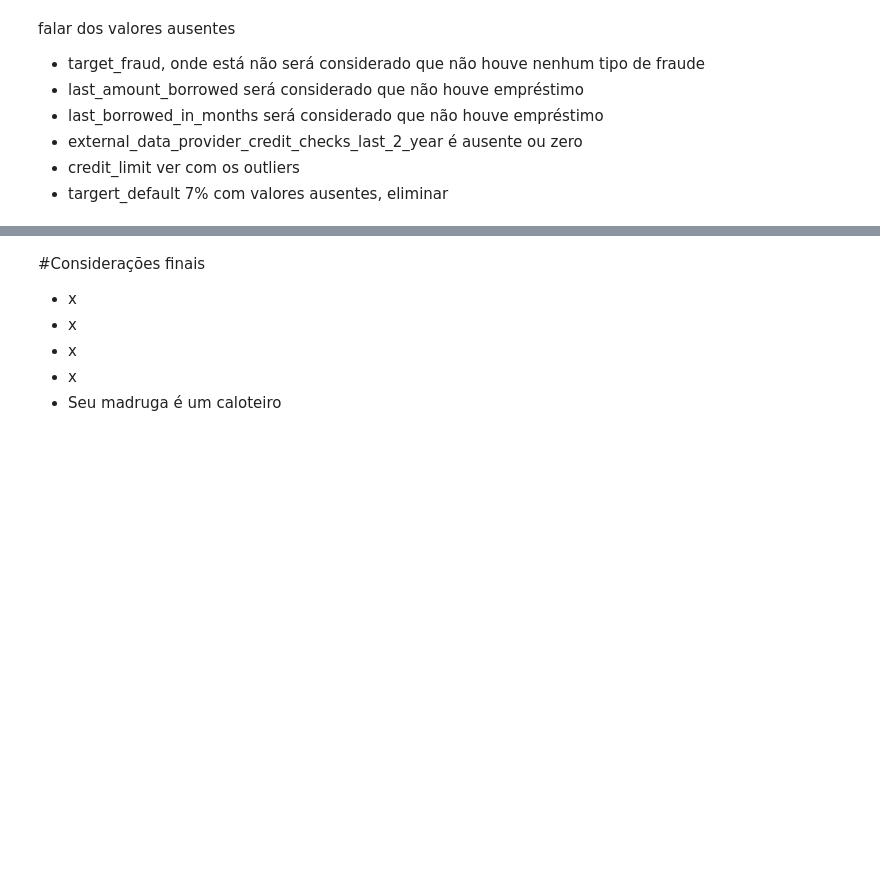
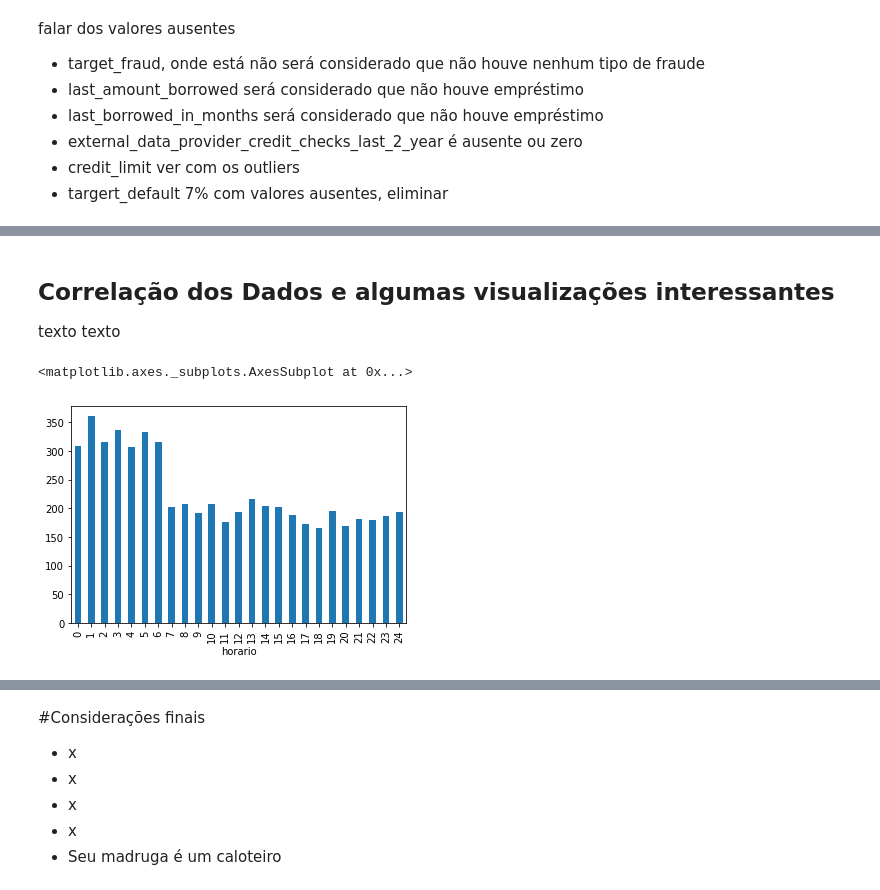
Before and after one commit to FerrazThales/Credit_risk_evaluation, a Jupyter notebook: default_Risk_evaluation.ipynb, the cells around one changed output, grey strips where cells are left out. Drawn from its saved outputs; the diff is of its cells as text; code cells hidden in the pictures; blank space fills up the shorter version.

```diff
--- a/default_Risk_evaluation.ipynb
+++ b/default_Risk_evaluation.ipynb
@@ -477,0 +646,16 @@ events
+# %% [markdown]
+## Correlação dos Dados e algumas visualizações interessantes
+texto texto
+# %%
+df['horario'] = df['application_time_applied'].str[:2].astype('int32')
+# %%
+df['manha_noite'] = df.horario <= 12
+# %%
+inadimplentes = df[df.target_default == True]
+# %%
+inadimplentes['horario'] = inadimplentes['application_time_applied'].str[:2].astype('int32')
+# %%
+inadimplentes.groupby('horario').count().target_fraud.plot(kind='bar')
+# %% [output]
+<matplotlib.axes._subplots.AxesSubplot at 0x...>
+[figure, added]
```
Also changed, not shown: parts of 116 cells of this notebook.
